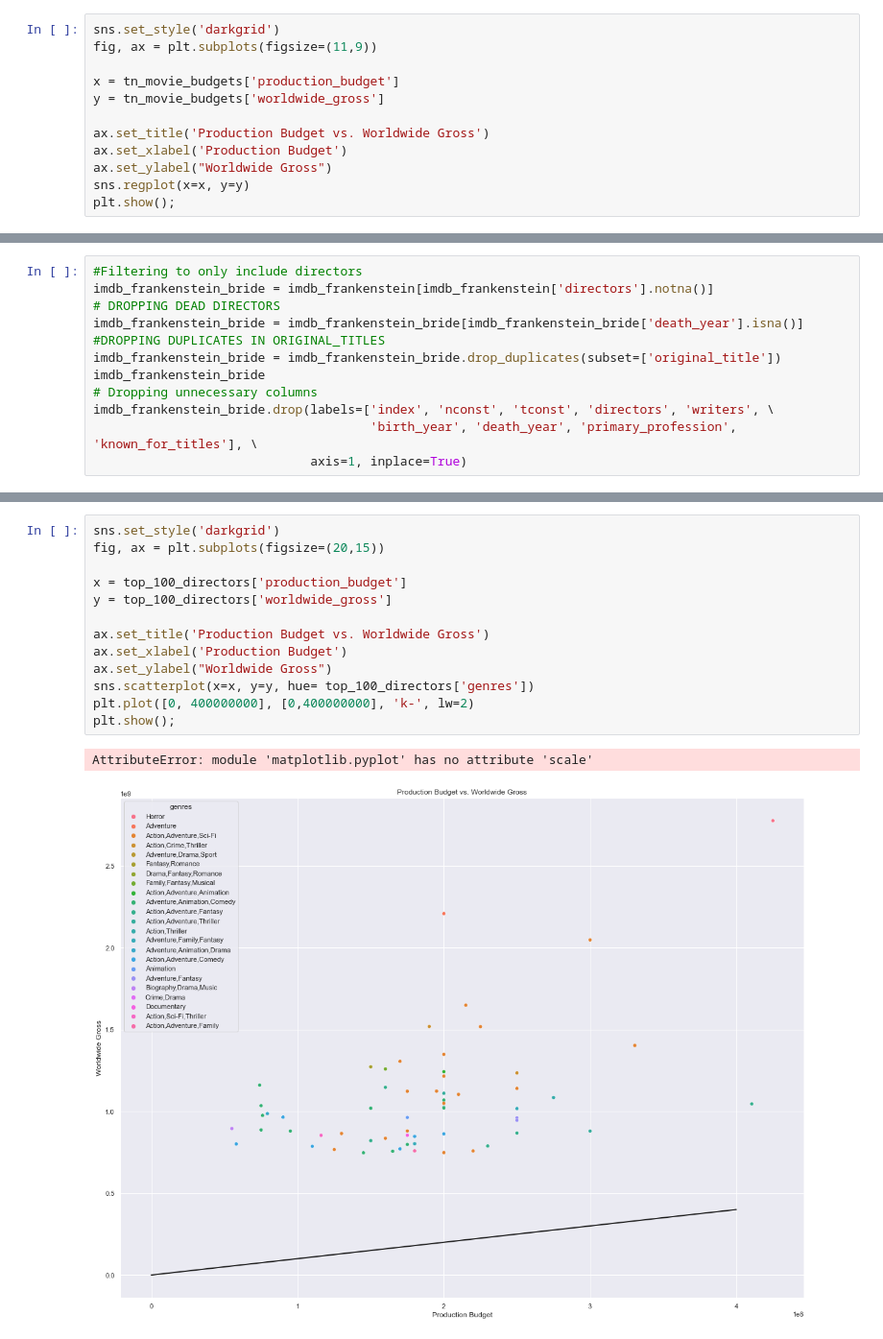
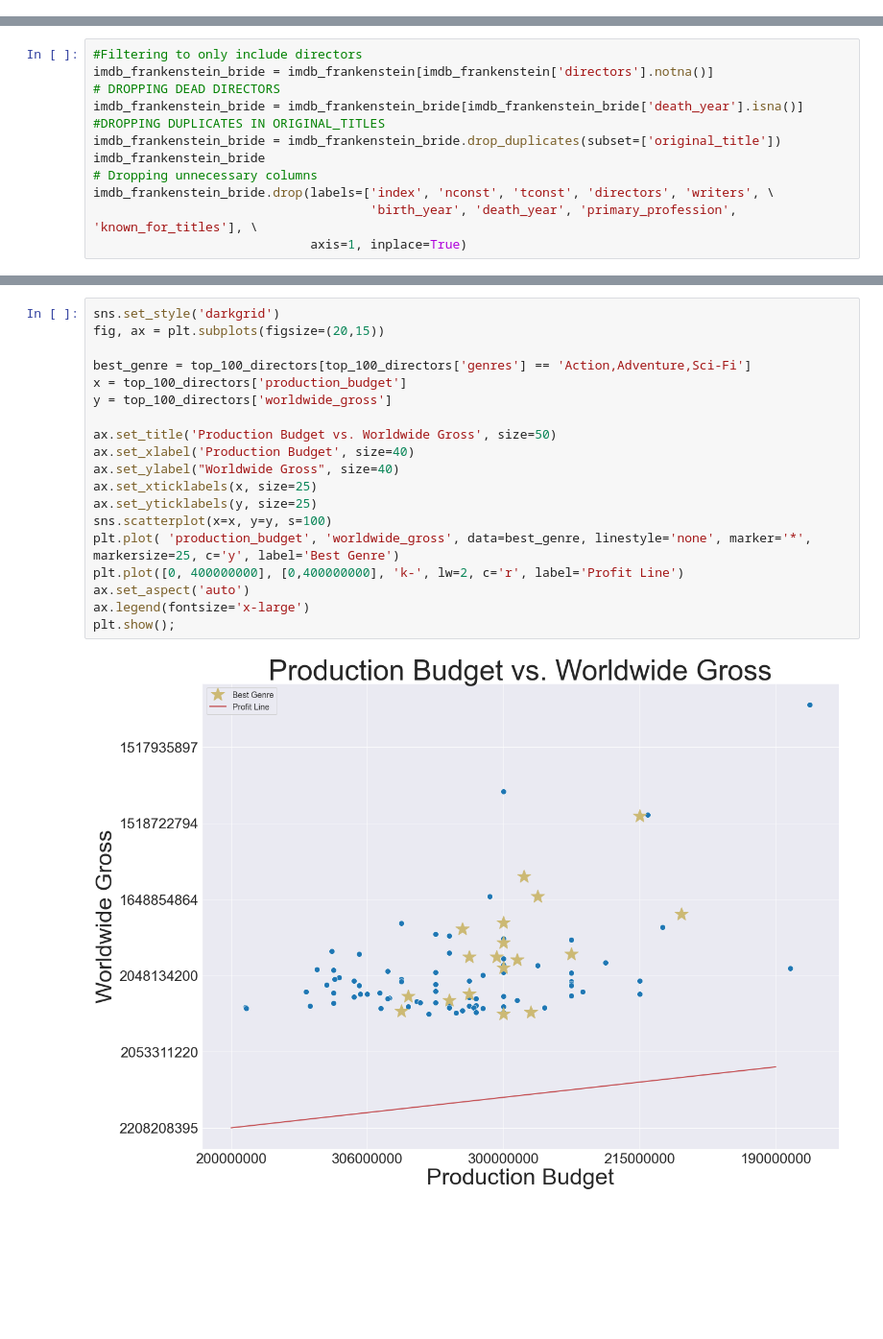
Before and after one commit to learn-co-curriculum/dsc-phase-1-project-v2-3, a Jupyter notebook: Randoplots.ipynb, the cells around one changed output, grey strips where cells are left out. Shown at 96% size. Drawn from its saved outputs; the diff is of its cells as text; blank space fills up the shorter version.

```diff
--- a/Randoplots.ipynb
+++ b/Randoplots.ipynb
@@ -74,12 +31,0 @@ tn_movie_budgets.describe()
-# %%
-sns.set_style('darkgrid')
-fig, ax = plt.subplots(figsize=(11,9))
-
-x = tn_movie_budgets['production_budget']
-y = tn_movie_budgets['worldwide_gross']
-
-ax.set_title('Production Budget vs. Worldwide Gross')
-ax.set_xlabel('Production Budget')
-ax.set_ylabel("Worldwide Gross")
-sns.regplot(x=x, y=y)
-plt.show();
@@ -235,16 +146,21 @@ sns.barplot(x=x, y=y)
 # %%
 sns.set_style('darkgrid')
 fig, ax = plt.subplots(figsize=(20,15))
 
+best_genre = top_100_directors[top_100_directors['genres'] == 'Action,Adventure,Sci-Fi']
 x = top_100_directors['production_budget']
 y = top_100_directors['worldwide_gross']
 
-ax.set_title('Production Budget vs. Worldwide Gross')
-ax.set_xlabel('Production Budget')
-ax.set_ylabel("Worldwide Gross")
-sns.scatterplot(x=x, y=y, hue= top_100_directors['genres'])
-plt.plot([0, 400000000], [0,400000000], 'k-', lw=2)
+ax.set_title('Production Budget vs. Worldwide Gross', size=50)
+ax.set_xlabel('Production Budget', size=40)
+ax.set_ylabel("Worldwide Gross", size=40)
+ax.set_xticklabels(x, size=25)
+ax.set_yticklabels(y, size=25)
+sns.scatterplot(x=x, y=y, s=100)
+plt.plot( 'production_budget', 'worldwide_gross', data=best_genre, linestyle='none', marker='*', markersize=25, c='y', label='Best Genre')
+plt.plot([0, 400000000], [0,400000000], 'k-', lw=2, c='r', label='Profit Line')
+ax.set_aspect('auto')
+ax.legend(fontsize='x-large')
 plt.show();
 # %% [output]
-AttributeError: module 'matplotlib.pyplot' has no attribute 'scale'
-[figure, old version]
+[figure, new version]
```
Also changed, not shown: parts of 10 cells of this notebook.
